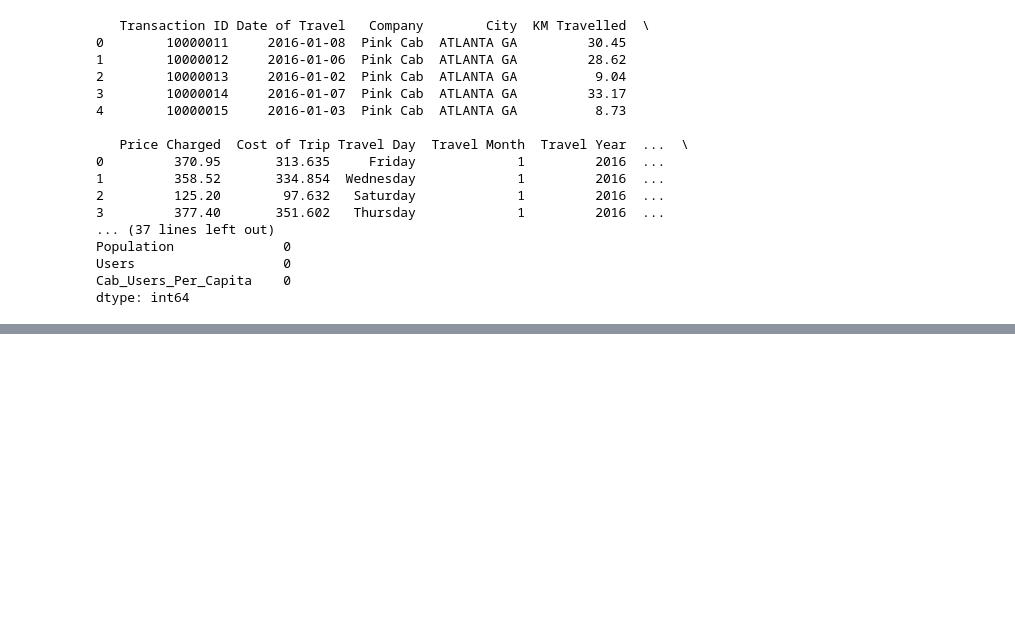
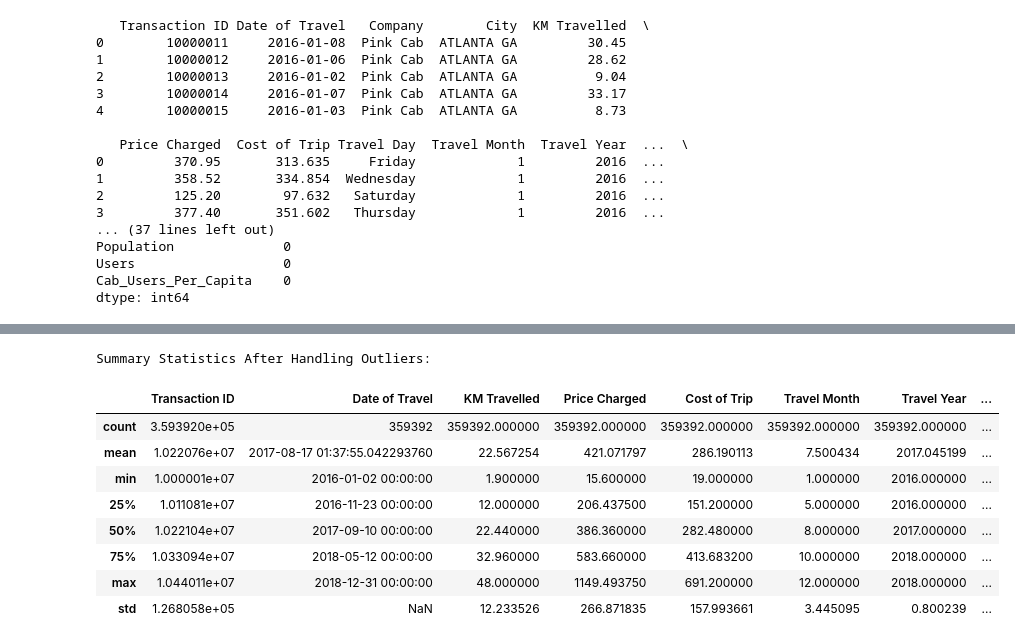
Before and after one commit to dylanxlam/cab_industry_investment_research, a Jupyter notebook: exploratory_data_analysis.ipynb, the cells around one changed output, grey strips where cells are left out. Drawn from its saved outputs; the diff is of its cells as text; code cells hidden in the pictures; blank space fills up the shorter version.

```diff
--- a/exploratory_data_analysis.ipynb
+++ b/exploratory_data_analysis.ipynb
@@ -387,3 +448,34 @@ master_data = master_data.merge(city_data, on='City', how='left')
 # %%
 # Step 8: Perform Other Analysis
 # Handle missing values, outliers, and other data cleaning tasks as needed.
+# %%
+# Handle outliers in the entire master data for numerical columns
+numerical_columns = ['KM Travelled', 'Price Charged', 'Cost of Trip', 'Age', 'Income (USD/Month)']
+
+# Define a function to handle outliers using IQR method
+def handle_outliers(dataframe, column):
+    Q1 = dataframe[column].quantile(0.25)
+    Q3 = dataframe[column].quantile(0.75)
+    IQR = Q3 - Q1
+    lower_bound = Q1 - 1.5 * IQR
+    upper_bound = Q3 + 1.5 * IQR
+    dataframe[column] = dataframe[column].apply(lambda x: lower_bound if x < lower_bound else (upper_bound if x > upper_bound else x))
+
+# Apply outlier handling to all numerical columns
+for column in numerical_columns:
+    handle_outliers(master_data, column)
+
+# Display summary statistics after handling outliers
+print("Summary Statistics After Handling Outliers:")
+master_data.describe()
+# %% [output]
+Summary Statistics After Handling Outliers:
+|  | Transaction ID | Date of Travel | KM Travelled | Price Charged | Cost of Trip | Travel Month | Travel Year | ... |
+| count | 3.593920e+05 | 359392 | 359392.000000 | 359392.000000 | 359392.000000 | 359392.000000 | 359392.000000 | ... |
+| mean | 1.022076e+07 | 2017-08-17 01:37:55.042293760 | 22.567254 | 421.071797 | 286.190113 | 7.500434 | 2017.045199 | ... |
+| min | 1.000001e+07 | 2016-01-02 00:00:00 | 1.900000 | 15.600000 | 19.000000 | 1.000000 | 2016.000000 | ... |
+| 25% | 1.011081e+07 | 2016-11-23 00:00:00 | 12.000000 | 206.437500 | 151.200000 | 5.000000 | 2016.000000 | ... |
+| 50% | 1.022104e+07 | 2017-09-10 00:00:00 | 22.440000 | 386.360000 | 282.480000 | 8.000000 | 2017.000000 | ... |
+| 75% | 1.033094e+07 | 2018-05-12 00:00:00 | 32.960000 | 583.660000 | 413.683200 | 10.000000 | 2018.000000 | ... |
+| max | 1.044011e+07 | 2018-12-31 00:00:00 | 48.000000 | 1149.493750 | 691.200000 | 12.000000 | 2018.000000 | ... |
+| std | 1.268058e+05 | NaN | 12.233526 | 266.871835 | 157.993661 | 3.445095 | 0.800239 | ... |
```
Also changed, not shown: parts of 3 cells of this notebook, 2 other files.
